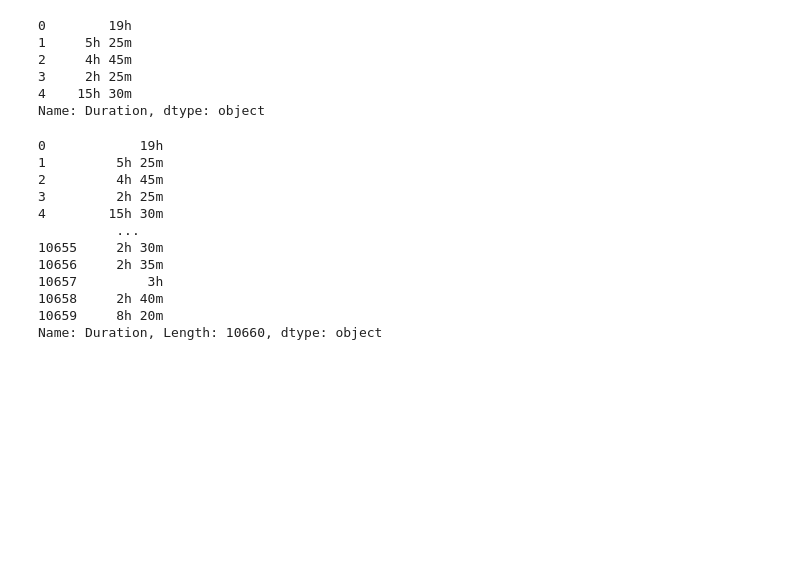
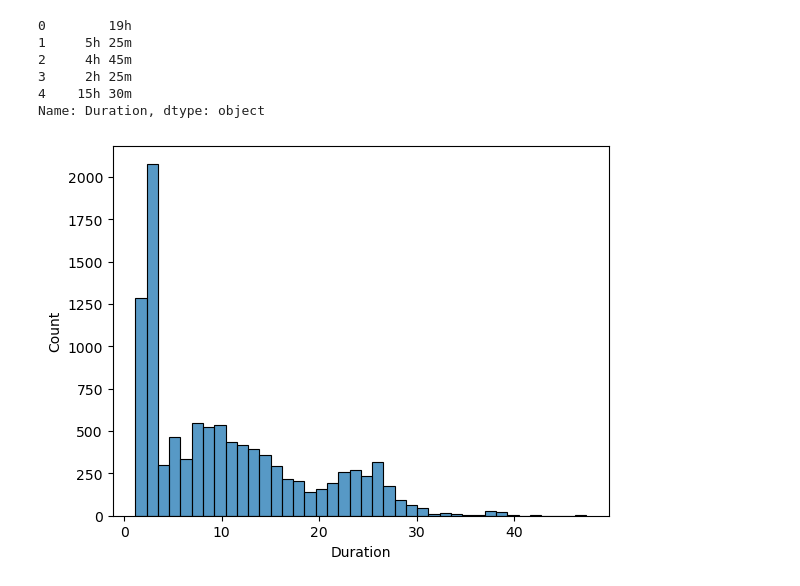
Before and after one commit to Daviedavie100/DatacampPythonDataAnalysis, a Jupyter notebook: Datacamp.ipynb, the cells around one changed output. Cells and saved outputs as stored; diff of their text form; code cells hidden in the pictures; blank space fills up the shorter version.

```diff
--- a/Datacamp.ipynb
+++ b/Datacamp.ipynb
@@ -1500,25 +1500,15 @@ print(planes_duration["Duration"].head())
 Name: Duration, dtype: object
 # %%
 # Remove the string character
-planes_duration["Duration"] = planes_duration["Duration"].replace(" ", "  ")
-print(planes_duration['Duration'])
+planes_duration["Duration"] = planes_duration["Duration"].replace('h', '.')
+planes_duration["Duration"] = planes_duration["Duration"].replace('m', '')
+planes_duration["Duration"] = planes_duration["Duration"].replace(' ', '')
 
 # Convert to float data type
-#planes["Duration"] = planes["Duration"].astype(float)
+planes_duration["Duration"] = planes_duration["Duration"].astype(float)
 
 # Plot a histogram
-#sns.histplot(data=planes, x=planes["Duration"])
-#plt.show()
+sns.histplot(data=planes_duration, x=planes_duration["Duration"])
+plt.show()
 # %% [output]
-0            19h
-1         5h 25m
-2         4h 45m
-3         2h 25m
-4        15h 30m
-          ...
-10655     2h 30m
-10656     2h 35m
-10657         3h
-10658     2h 40m
-10659     8h 20m
-Name: Duration, Length: 10660, dtype: object
+[figure, added]
```
Also changed, not shown: parts of 6 cells of this notebook.
